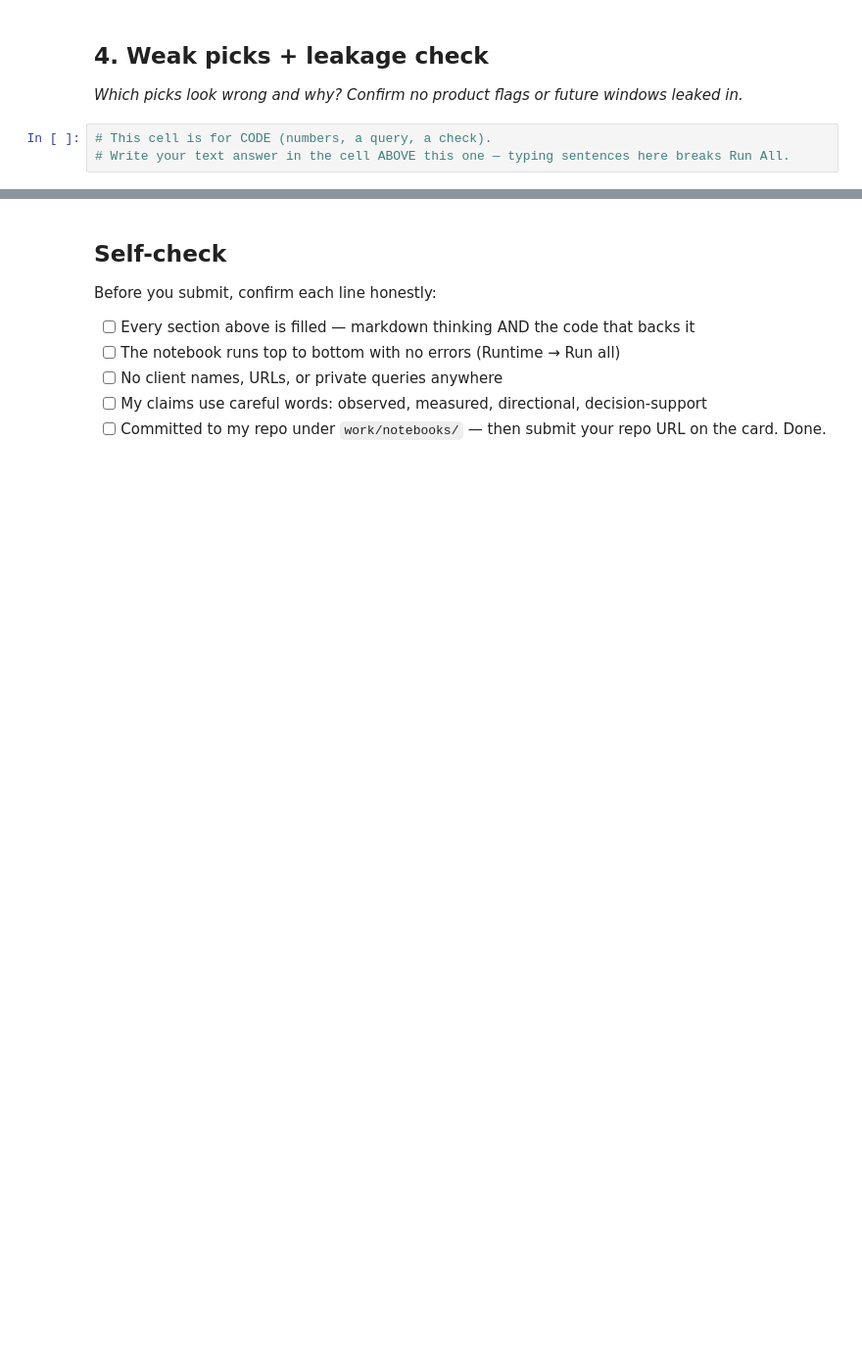
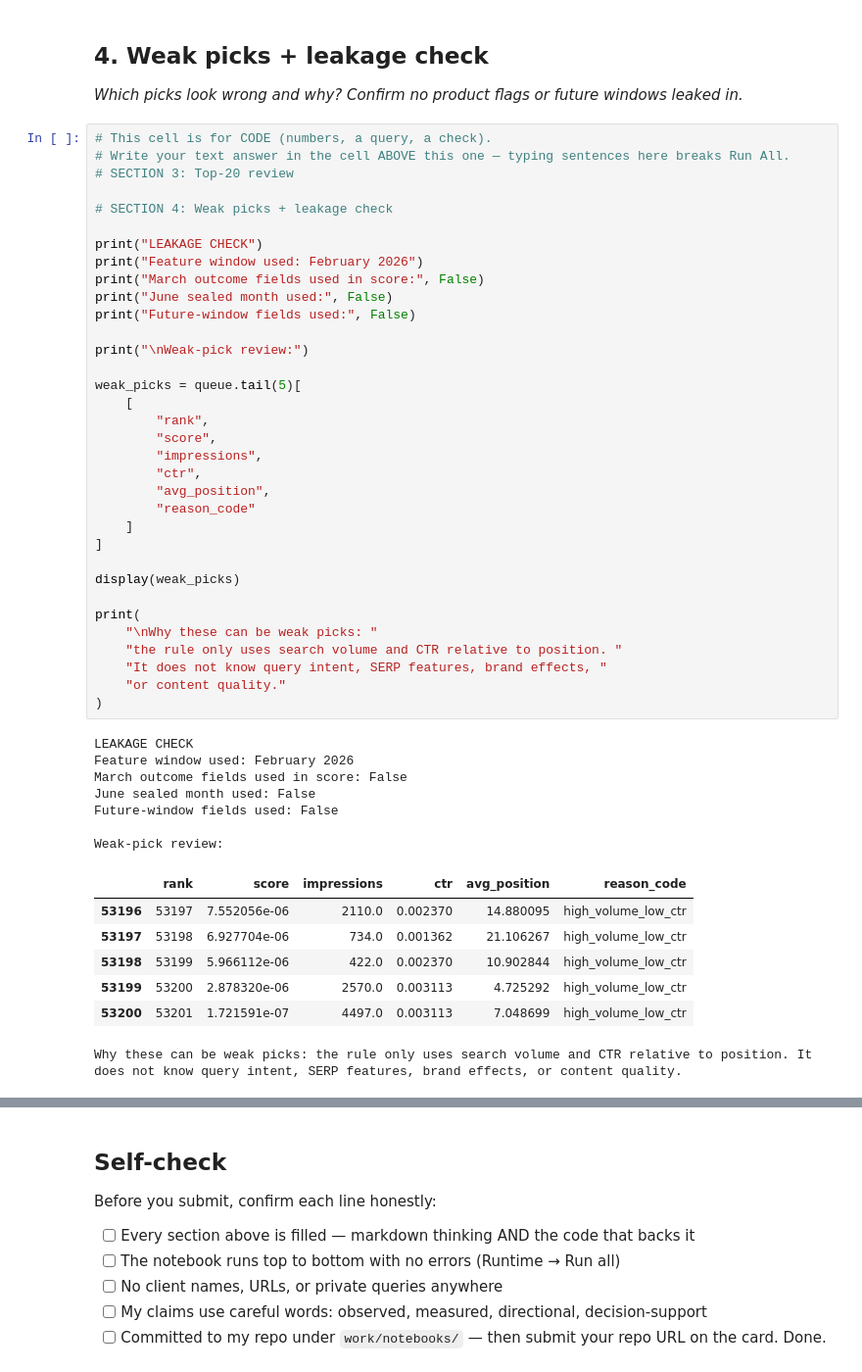
Before and after one commit to SohailAkhtarChanna/flyrank-ml-internship, a Jupyter notebook: work/notebooks/w04_baseline_score.ipynb, the cells around one changed output, grey strips where cells are left out. Shown at 98% size. Drawn from its saved outputs; the diff is of its cells as text; blank space fills up the shorter version.

```diff
--- a/work/notebooks/w04_baseline_score.ipynb
+++ b/work/notebooks/w04_baseline_score.ipynb
@@ -31,6 +382,52 @@ This skeleton is yours to fill. Work the sections **in order** — each one has
 ## 4. Weak picks + leakage check
 
 *Which picks look wrong and why? Confirm no product flags or future windows leaked in.*
-# %%
-# This cell is for CODE (numbers, a query, a check).
-# Write your text answer in the cell ABOVE this one — typing sentences here breaks Run All.
+# %%
+# This cell is for CODE (numbers, a query, a check).
+# Write your text answer in the cell ABOVE this one — typing sentences here breaks Run All.
+# SECTION 3: Top-20 review
+
+# SECTION 4: Weak picks + leakage check
+
+print("LEAKAGE CHECK")
+print("Feature window used: February 2026")
+print("March outcome fields used in score:", False)
+print("June sealed month used:", False)
+print("Future-window fields used:", False)
+
+print("\nWeak-pick review:")
+
+weak_picks = queue.tail(5)[
+    [
+        "rank",
+        "score",
+        "impressions",
+        "ctr",
+        "avg_position",
+        "reason_code"
+    ]
+]
+
+display(weak_picks)
+
+print(
+    "\nWhy these can be weak picks: "
+    "the rule only uses search volume and CTR relative to position. "
+    "It does not know query intent, SERP features, brand effects, "
+    "or content quality."
+)
+# %% [output]
+LEAKAGE CHECK
+Feature window used: February 2026
+March outcome fields used in score: False
+June sealed month used: False
+Future-window fields used: False
+
+Weak-pick review:
+|  | rank | score | impressions | ctr | avg_position | reason_code |
+| 53196 | 53197 | 7.552056e-06 | 2110.0 | 0.002370 | 14.880095 | high_volume_low_ctr |
+| 53197 | 53198 | 6.927704e-06 | 734.0 | 0.001362 | 21.106267 | high_volume_low_ctr |
+| 53198 | 53199 | 5.966112e-06 | 422.0 | 0.002370 | 10.902844 | high_volume_low_ctr |
+| 53199 | 53200 | 2.878320e-06 | 2570.0 | 0.003113 | 4.725292 | high_volume_low_ctr |
+| 53200 | 53201 | 1.721591e-07 | 4497.0 | 0.003113 | 7.048699 | high_volume_low_ctr |
+Why these can be weak picks: the rule only uses search volume and CTR relative to position. It does not know query intent, SERP features, brand effects, or content quality.
```
Also changed, not shown: parts of 11 cells of this notebook.
